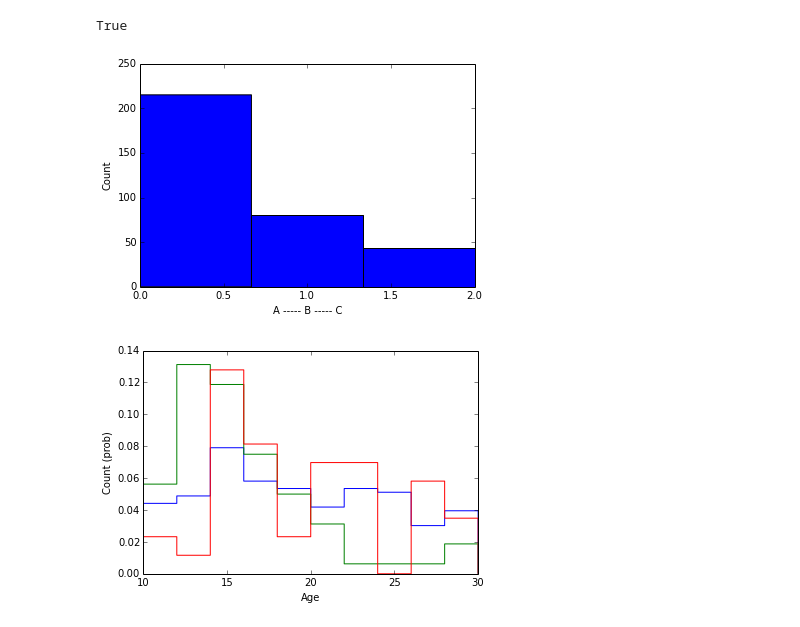
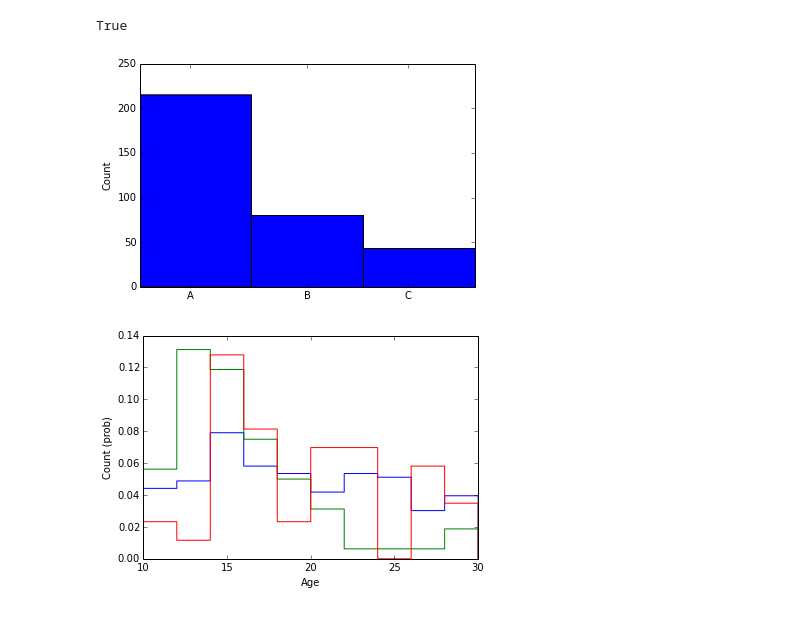
Before and after one commit to zahanm/abtest-learn, a Jupyter notebook: lib/analysis.ipynb, the cells around one changed output. Saved outputs shown, nothing was run; the diff lists cells and outputs as text; code cells hidden in the pictures.

```diff
--- a/lib/analysis.ipynb
+++ b/lib/analysis.ipynb
@@ -39,11 +39,11 @@ True
 # %%
 # metrics distribution
 n, bins, patches = plt.hist(a.raw_metrics_by_test(False, False), bins=3)
-plt.xlabel('A ----- B ----- C')
+plt.xticks([0.3, 1, 1.6], ('A', 'B', 'C'))
 plt.ylabel('Count')
 plt.show()
 # %% [output]
-[figure, old version]
+[figure, new version]
 # %%
 plt.hold(True)
 n, bins, patches = plt.hist(a.raw_ages_by_test_metric(False, False, 'A'), normed=True, histtype='step', color='b')
```
Also changed, not shown: parts of 3 cells of this notebook.
